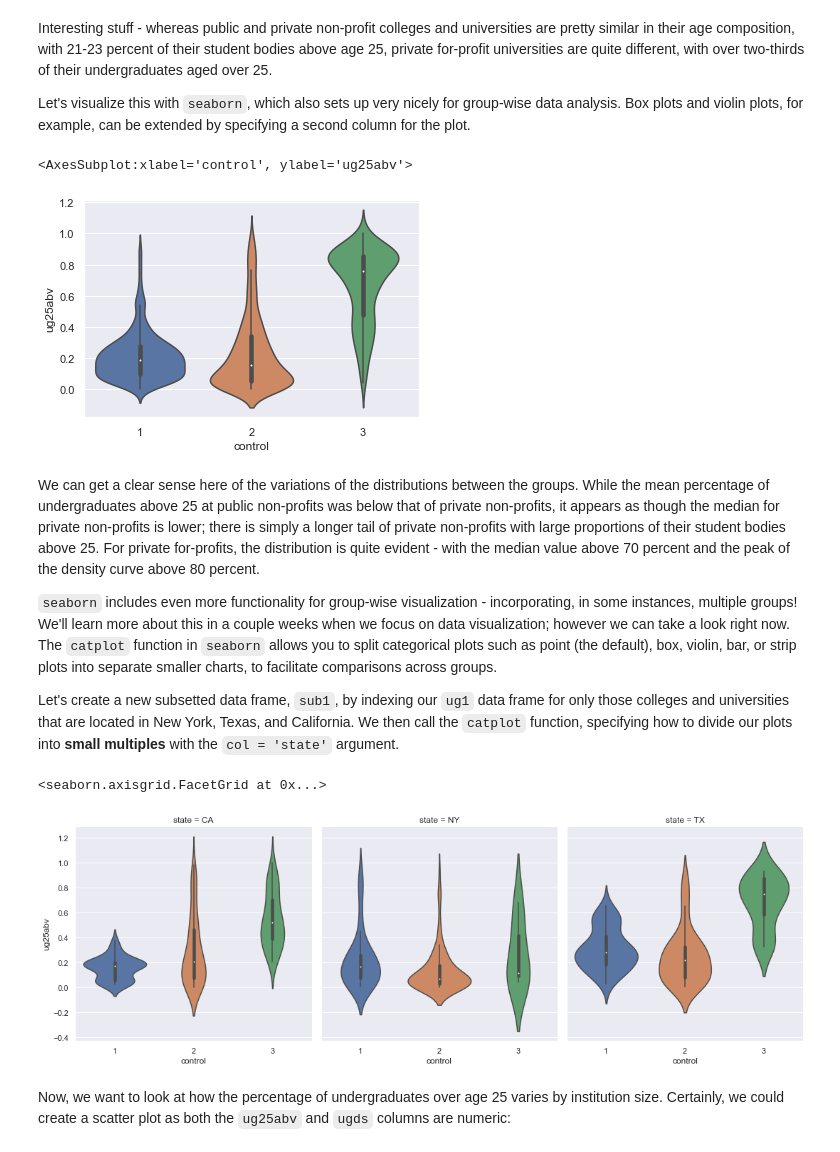
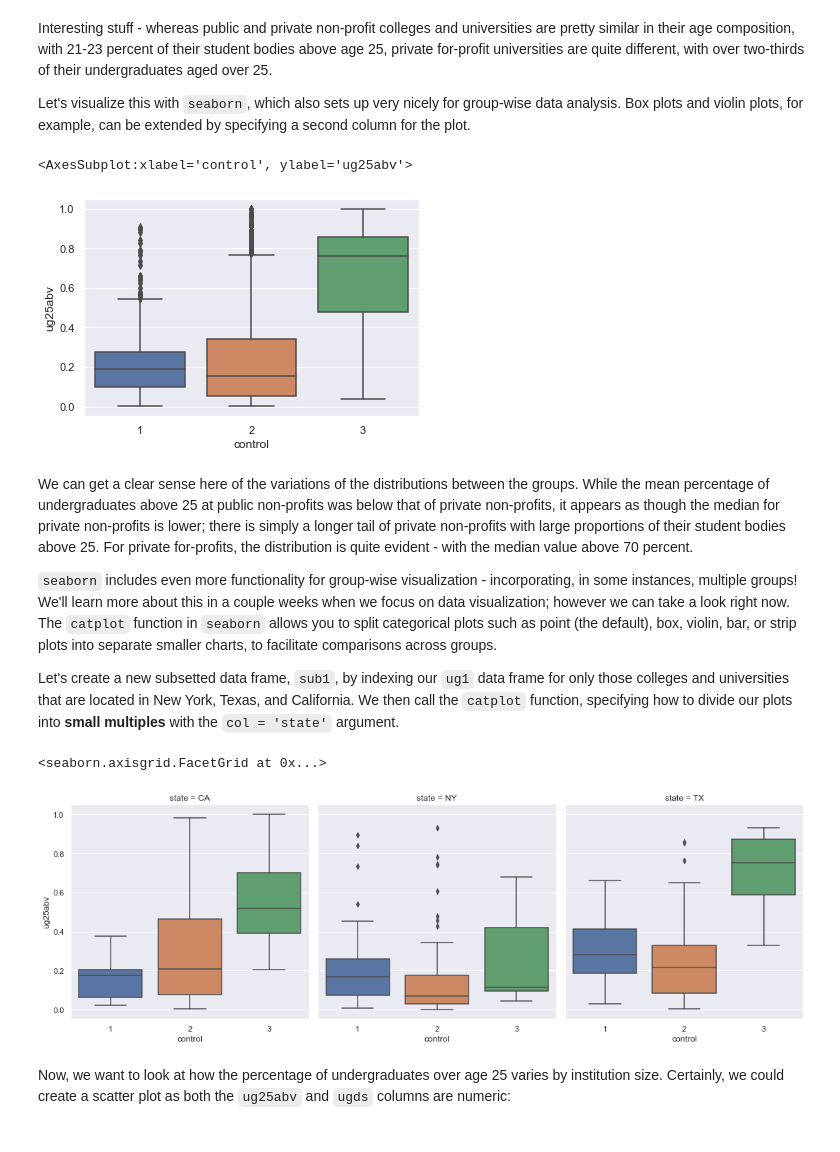
Before and after one commit to walkerke/geog30323, a Jupyter notebook: docs/_sources/06-data-wrangling.ipynb, the cells around one changed output. Drawn from its saved outputs; the diff is of its cells as text; code cells hidden in the pictures.

```diff
--- a/docs/_sources/06-data-wrangling.ipynb
+++ b/docs/_sources/06-data-wrangling.ipynb
@@ -42,7 +42,7 @@ To subset our data column-wise, we can _index_ our data frame with a list of col
 # %%
 keep = ['INSTNM', 'STABBR', 'PREDDEG', 'CONTROL', 'UGDS', 'UG25abv']
 
-df = full[keep] # Notice how the indexing works here; I'm assigning the result to a new dataframe called `df`.
+df = full.filter(keep)
 
 df.head()
 # %% [output]
@@ -78,7 +84,7 @@ df.head()
 # %% [markdown]
 You've also already learned to modify the column names of your data frame by passing in a list of new names. Individual names can be modified as well.  For example, I think `'state'` makes a lot more sense as a column name than `'stabbr'`, so I'm going to change it.  The following code gets this done:
 # %%
-df = df.rename(columns = {'stabbr': 'state'})
+df.rename(columns = {'stabbr': 'state'}, inplace = True)
 
 df.head()
 # %% [output]
@@ -107,5 +113,5 @@ It appears as though `preddeg` is an integer, so we will work with the values as
 # %%
-ug = df[df.preddeg == 3]
+ug = df.query('preddeg == 3')
 
 ug.shape
 # %% [output]
@@ -207,24 +211,24 @@ Let's visualize this with `seaborn`, which also sets up very nicely for group-wi
 import seaborn as sns
 sns.set(style = "darkgrid")
 
-sns.violinplot(data = ug1, x = 'control', y = 'ug25abv')
+sns.boxplot(data = ug1, x = 'control', y = 'ug25abv')
 # %% [output]
 <AxesSubplot:xlabel='control', ylabel='ug25abv'>
-[figure, old version]
+[figure, new version]
 # %% [markdown]
-We can get a clear sense here of the variations of the distributions between the groups.  While the mean percentage of undergraduates above 25 at public non-profits was below that of private non-profits, it appears as though the median for private non-profits is lower; there is simply a longer tail of private non-profits with large proportions of their student bodies above 25.  For private for-profits, the distribution is quite evident - with the median value above 70 percent and the peak of the density curve above 80 percent.
+We can get a clear sense here of the variations of the distributions between the groups.  While the mean percentage of undergraduates above 25 at public non-profits was below that of private non-profits, it appears as though the median for private non-profits is lower; there is simply a longer tail of private non-profits with large proportions of their student bodies above 25.  For private for-profits, the distribution is quite evident - with the median value above 70 percent.
 
 `seaborn` includes even more functionality for group-wise visualization - incorporating, in some instances, multiple groups!  We'll learn more about this in a couple weeks when we focus on data visualization; however we can take a look right now.  The `catplot` function in `seaborn` allows you to split categorical plots such as point (the default), box, violin, bar, or strip plots into separate smaller charts, to facilitate comparisons across groups.
 
 Let's create a new subsetted data frame, `sub1`, by indexing our `ug1` data frame for only those colleges and universities that are located in New York, Texas, and California.  We then call the `catplot` function, specifying how to divide our plots into __small multiples__ with the `col = 'state'` argument.
 # %%
-sub1 = ug1[ug1.state.isin(['NY', 'TX', 'CA'])]
+sub1 = ug1.query("state in ['NY', 'TX', 'CA']", engine = 'python')
 
 sns.catplot(data = sub1, x = 'control', y = 'ug25abv',
-               col = 'state', kind = 'violin', order = [1, 2, 3])
+               col = 'state', kind = 'box', order = [1, 2, 3])
 # %% [output]
 <seaborn.axisgrid.FacetGrid at 0x...>
-[figure, old version]
+[figure, new version]
 # %% [markdown]
 Now, we want to look at how the percentage of undergraduates over age 25 varies by institution size.  Certainly, we could create a scatter plot as both the `ug25abv` and `ugds` columns are numeric:
 # %%
```
Also changed, not shown: parts of 20 cells of this notebook, 38 other files.
